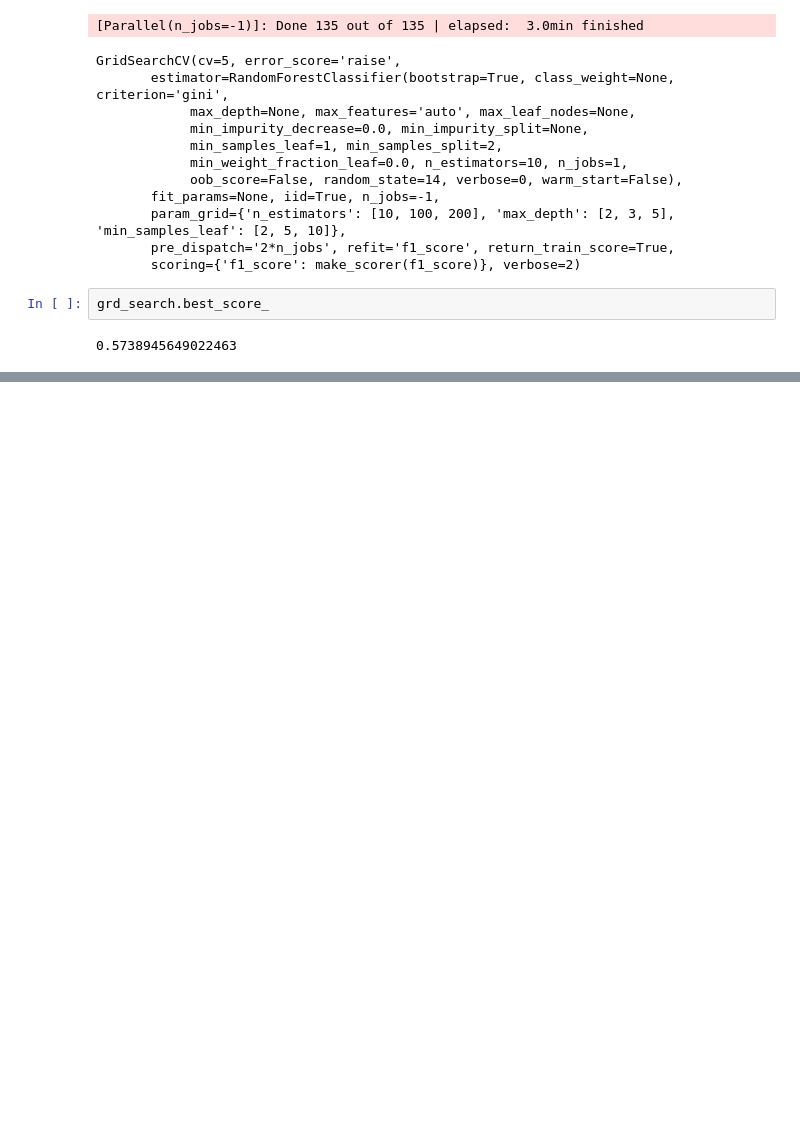
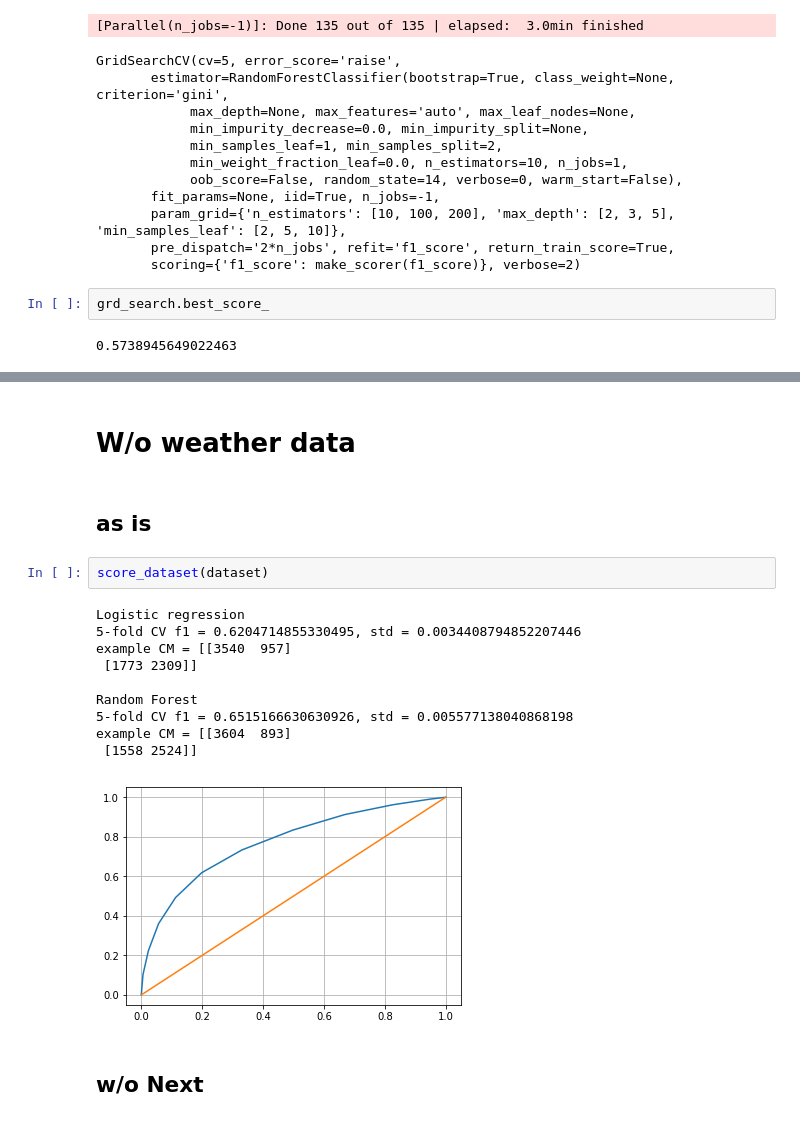
Before and after one commit to frolovconst/TC_w_ML, a Jupyter notebook: incidents_touch/accident_window_detection.ipynb, the cells around one changed output, grey strips where cells are left out. Cells and saved outputs as stored; diff of their text form; blank space fills up the shorter version.

```diff
--- a/incidents_touch/accident_window_detection.ipynb
+++ b/incidents_touch/accident_window_detection.ipynb
@@ -301,0 +380,19 @@ dataset[dataset.y==1].shape
+# %% [markdown]
+# W/o weather data
+# %% [markdown]
+## as is
+# %%
+score_dataset(dataset)
+# %% [output]
+Logistic regression
+5-fold CV f1 = 0.6204714855330495, std = 0.0034408794852207446
+example CM = [[3540  957]
+ [1773 2309]]
+
+Random Forest
+5-fold CV f1 = 0.6515166630630926, std = 0.005577138040868198
+example CM = [[3604  893]
+ [1558 2524]]
+[figure, added]
+# %% [markdown]
+## w/o Next
```
Also changed, not shown: parts of 60 cells of this notebook, 1 other file.
